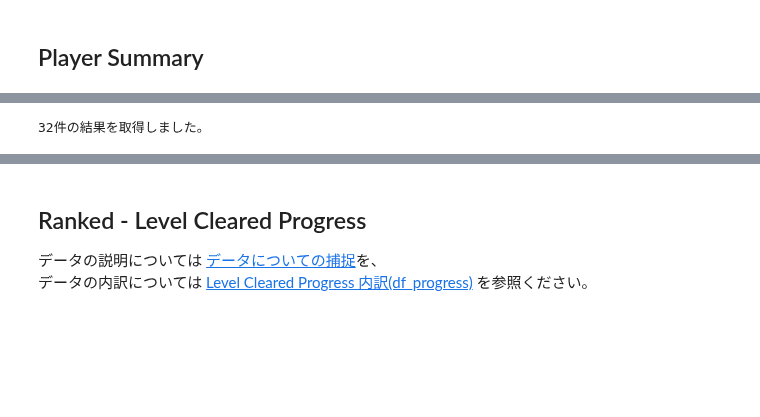
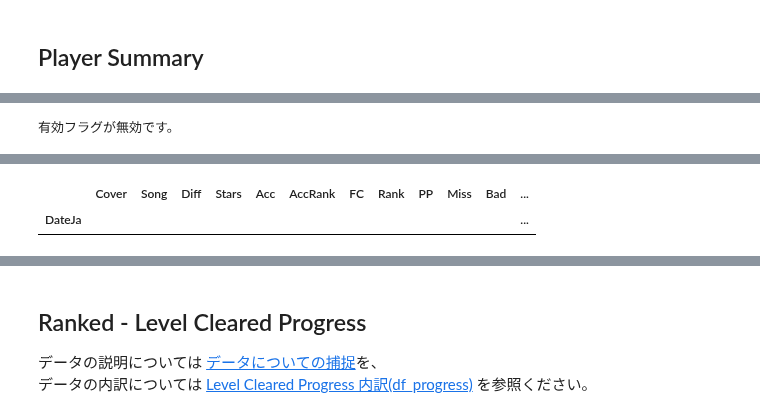
Before and after one commit to hatopopvr/MyBeatSaberAnalytics, a Jupyter notebook: MyBeatSaberAnalytics.ipynb, the cells around one changed output, grey strips where cells are left out. Cells and saved outputs as stored; diff of their text form; code cells hidden in the pictures; blank space fills up the shorter version.

Commit message:
History Tile表示機能の追加。BeatSaviorDataの取得追加とSwingAnalysis機能の追加。各機能の有効無効機能の追加。各フォームのレイアウト見直し。一部機能でしか用いないパッケージの読み込み位置の変更。

```diff
--- a/MyBeatSaberAnalytics.ipynb
+++ b/MyBeatSaberAnalytics.ipynb
@@ -1780,23 +1821,38 @@ fig.show()
 # %%
-#@title ## Latest History / Parallel Coordinates Analysis - HiPlot
+#@title ## History Table / HiPlot
+
+#@markdown ---
+#@markdown <h4>Enable</h4>
+
+history_table_is_enable = False #@param {type:"boolean"}
+
+#@markdown ---
+#@markdown <h4>Limit</h4>
+data_max_size = 50 #@param {type:"slider", min:0, max:5000, step:1}
+#@markdown ---
+#@markdown <h4>Filters</h4>
 filtered_level_min = 0 #@param {type:"slider", min:0, max:15, step:1}
 filtered_level_max = 15 #@param {type:"slider", min:0, max:15, step:1}
 filtered_pp_min = 0 #@param {type:"slider", min:0, max:600, step:10}
 filtered_pp_max = 600 #@param {type:"slider", min:0, max:600, step:10}
 filtered_acc_min = 0 #@param {type:"slider", min:0, max:100, step:1}
 filtered_acc_max = 100 #@param {type:"slider", min:0, max:100, step:1}
-default_sort_key = "PP" #@param ["PP", "DateJa", "Acc", "Stars"]
-filtered_latest_is_enable = True #@param {type:"boolean"}
+filtered_latest_is_enable = False #@param {type:"boolean"}
 filtered_ranked_is_enable = False #@param {type:"boolean"}
 filtered_fullcombo_is_enable = False #@param {type:"boolean"}
+#@markdown ---
+#@markdown <h4>Mode</h4>
 history_view_mode = "Formatted Table" #@param ["Formatted Table","HiPlot(Parallel Coordinates)"]
+#@markdown ---
+#@markdown <h4>Sort</h4>
+default_sort_key = "DateJa" #@param ["PP", "DateJa", "Acc", "Stars"]
 
 df_history = df_scores[(1==1)
     & (df_scores["Modifiers"] != "NF")
     & (df_scores["Stars"] >= filtered_level_min)
-    & (df_scores["Stars"] < filtered_level_max)
+    & (df_scores["Stars"] <= filtered_level_max)
     & (df_scores["PP"] >= filtered_pp_min)
-    & (df_scores["PP"] < filtered_pp_max)
+    & (df_scores["PP"] <= filtered_pp_max)
     & (df_scores["Acc"] >= filtered_acc_min)
     & (df_scores["Acc"] <= filtered_acc_max)]
 
@@ -1809,16 +1865,30 @@ if filtered_ranked_is_enable:
 if filtered_fullcombo_is_enable:
     df_history = df_history[(df_history['FC']=="FC")]
 
-df_history = df_history[cols_score]
+#df_history = df_history[cols_score]
 
 history_rows_count = len(df_history)
 
-print("{}件の結果を取得しました。".format(history_rows_count))
+if history_table_is_enable:
+    print("{}件の結果を取得しました。データ数の上限は{}で設定しています".format(history_rows_count, data_max_size))
 
-df_history_table = df_history.copy()[cols_latest_history]
+else:
+    print("有効フラグが無効です。")
+    df_history = df_history.head(0)
+
+df_history_table = df_history.copy()#[cols_latest_history]
+
+df_history = df_history[cols_score]
+
+df_history_table['Song'] = "<b>" + df_history_table["SongName"] + " " + df_history_table["SongSub"] + " </b><br /> " + df_history_table["SongAuthor"] + "<br />[" + df_history_table["LevelAuthor"] + "]"
+
+df_history_table = df_history_table#[cols_latest_history]
 
 if history_view_mode == "HiPlot(Parallel Coordinates)" and history_rows_count > 0:
-    df_history = df_history.reset_index()
+    !pip install -U hiplot
+    import hiplot as hip
+
+    df_history = df_history[:data_max_size].reset_index()
 
     df_history["DateJa"] = df_history["DateJa"].astype("str")
 
@@ -1856,16 +1926,40 @@ def func_unrank(x):
     else:
         return x
 
+def func_song_table(x):
+    return "<b>" + x.replace("/","</b><br />").replace("[","<br />[")
+
+def func_diff(x):
+    if x == "ExpertPlus":
+        return "Expert+"
+    else:
+        return x
+
+def font_bold(x):
+    return "font-weight: bold;"
+
 df_history_table['Stars'] = df_history_table['Stars'].apply(func_unrank)
 
-df_history_table.sort_values([default_sort_key], ascending=False).style.set_table_styles(styles_data).applymap(
-            color_difficulty, subset=["Difficulty"]
+# df_history_table['Song'] = df_history_table['Song'].apply(func_song_table)
+
+#df_history_table['Song'] = "<b>" + df_history_table["SongName"] + " " + df_history_table["SongSub"] + " </b><br /> " + df_history_table["SongAuthor"] + "<br />[" + df_history_table["LevelAuthor"] + "]"
+
+df_flex_table = df_history_table.copy()
+
+df_history_table = df_history_table[cols_latest_history].rename(columns={'Difficulty': 'Diff'})
+
+df_history_table['Diff'] = df_history_table['Diff'].apply(func_diff)
+
+df_history_table[:data_max_size].sort_values([default_sort_key], ascending=False).style.set_table_styles(styles_data).applymap(
+            color_difficulty, subset=["Diff"]
         ).applymap(
             color_fc, subset=["FC"]
+        ).applymap(
+            font_bold, subset=["Stars","Acc","Rank","PP"]
         ).applymap(
             color_acc_rank, subset=["AccRank"]
         ).format(style_worst_top
         , na_rep="-")
 # %% [output]
 [interactive output not drawn]
-32件の結果を取得しました。
+有効フラグが無効です。
@@ -1872,0 +1966,2 @@ df_history_table.sort_values([default_sort_key], ascending=False).style.set_tabl
+|  | Cover | Song | Diff | Stars | Acc | AccRank | FC | Rank | PP | Miss | Bad | ... |
+| DateJa |  |  |  |  |  |  |  |  |  |  |  | ... |
```
Also changed, not shown: parts of 35 cells of this notebook.
